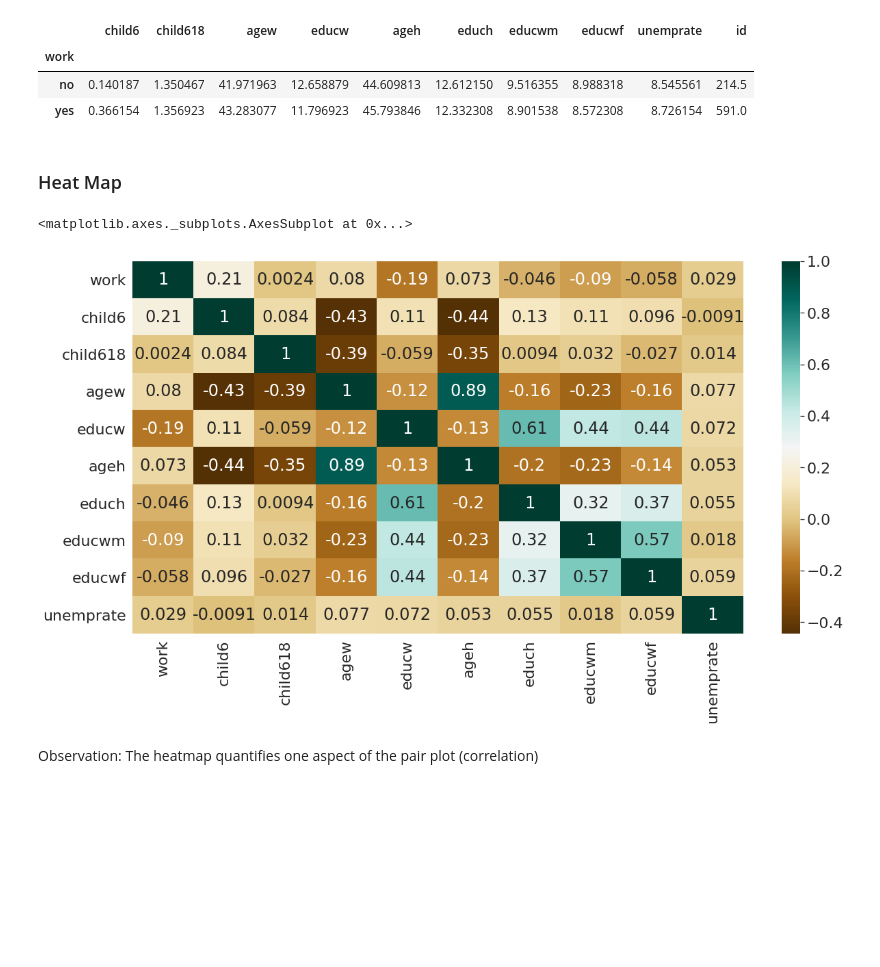
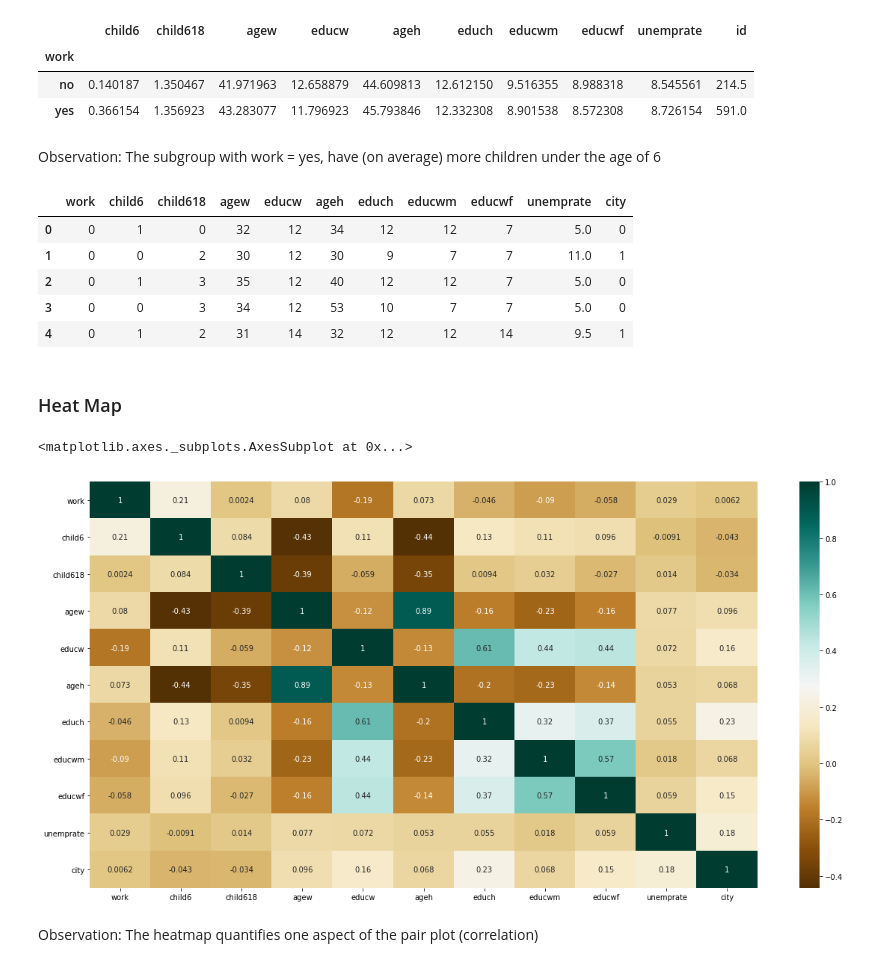
Before and after one commit to TashiNyangmi/Understood, a Jupyter notebook: Understood_org2.ipynb, the cells around one changed output. Drawn from its saved outputs; the diff is of its cells as text; code cells hidden in the pictures; blank space fills up the shorter version.

```diff
--- a/Understood_org2.ipynb
+++ b/Understood_org2.ipynb
@@ -271,19 +279,34 @@ df.groupby(['work']).agg(np.mean)
 | work |  |  |  |  |  |  |  |  |  |  |
 | no | 0.140187 | 1.350467 | 41.971963 | 12.658879 | 44.609813 | 12.612150 | 9.516355 | 8.988318 | 8.545561 | 214.5 |
 | yes | 0.366154 | 1.356923 | 43.283077 | 11.796923 | 45.793846 | 12.332308 | 8.901538 | 8.572308 | 8.726154 | 591.0 |
+# %% [markdown]
+Observation: The subgroup with work = yes, have (on average) more children under the age of 6
+# %%
+df_hm.head()
+# %% [output]
+|  | work | child6 | child618 | agew | educw | ageh | educh | educwm | educwf | unemprate | city |
+| 0 | 0 | 1 | 0 | 32 | 12 | 34 | 12 | 12 | 7 | 5.0 | 0 |
+| 1 | 0 | 0 | 2 | 30 | 12 | 30 | 9 | 7 | 7 | 11.0 | 1 |
+| 2 | 0 | 1 | 3 | 35 | 12 | 40 | 12 | 12 | 7 | 5.0 | 0 |
+| 3 | 0 | 0 | 3 | 34 | 12 | 53 | 10 | 7 | 7 | 5.0 | 0 |
+| 4 | 0 | 1 | 2 | 31 | 14 | 32 | 12 | 12 | 14 | 9.5 | 1 |
 # %% [markdown]
 ### Heat Map
-# %%
-# Finding the relations between the variables
-plt.figure(figsize = (20,10))
-df_hm = df.drop(["id"],axis = 1).copy() #dropping the column:id
-df_hm['work'] = df_hm['work'].replace("no", 0)
-df_hm['work'] = df_hm['work'].replace("yes", 1)
-c = df_hm.corr()
-sns.heatmap(c, cmap = "BrBG", annot = True)
-# %% [output]
-<matplotlib.axes._subplots.AxesSubplot at 0x...>
-[figure, removed]
+# %%
+# Finding the relations between the variables
+
+# Creating a copy of the dataframe:df so that we can replace the yes/no with 1/0
+df_hm = df.copy()
+to_binary(df_hm, 'work', 'yes', 'no') # user-defined function to replace string boolean columns with 1/0
+to_binary(df_hm, 'city', 'yes', 'no') # user-defined function to replace string boolean columns with 1/0
+
+# Plotting
+plt.figure(figsize = (20,10))
+c = df_hm.corr()
+sns.heatmap(c, cmap = "BrBG", annot = True)
+# %% [output]
+<matplotlib.axes._subplots.AxesSubplot at 0x...>
+[figure, added]
 # %% [markdown]
 Observation: The heatmap quantifies one aspect of the pair plot (correlation)
 # %% [markdown]
```
Also changed, not shown: parts of 32 cells of this notebook.
